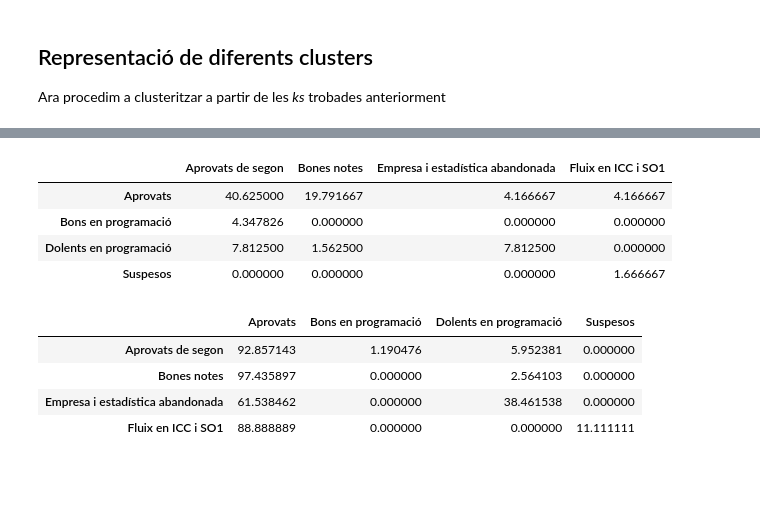
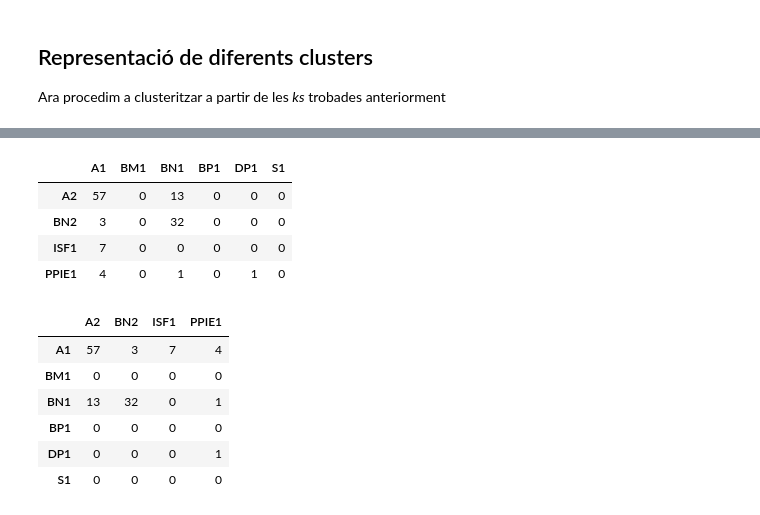
Before and after one commit to pid-ub/pid-UB, a Jupyter notebook: questions/questions-xavi/Question1-clustering.ipynb, the cells around one changed output, grey strips where cells are left out. Drawn from its saved outputs; the diff is of its cells as text; code cells hidden in the pictures; blank space fills up the shorter version.

```diff
--- a/questions/questions-xavi/Question1-clustering.ipynb
+++ b/questions/questions-xavi/Question1-clustering.ipynb
@@ -345,7 +346,7 @@ def apply_clustering(df, estimator, lbl_clusters):
     describe_qual = tmp.groupby('label').describe()
 
     # deep, muted, pastel, bright, dark, and colorblind
-    colors = seabornpalette_to_bokeh(sbn.color_palette("hls", k))
+    colors = seabornpalette_to_bokeh(sbn.color_palette("pastel", k))
 
     data = np.array(data_qual.values)
     figures = []
@@ -461,10 +474,12 @@ def cross_cluster(src, src_lbl, dest, dest_lbl):
 # %%
-k=4
+k=6
 estimator = KMeans(n_clusters=k, init='k-means++', max_iter=100, n_init=5, random_state=42)
-clusters_primer_info_lbl = ["Aprovats",
-                            "Suspesos",
-                            "Dolents en programació",
-                            "Bons en programació"]
+clusters_primer_info_lbl = ["BP1", # Bons en programació de primer
+                            "BN1", # Bones notes de primer
+                            "S1", # Suspesos de primer
+                            "A1", # Aprovats de primer
+                            "DP1", # Dolents en programció de primer
+                            "BM1"] # "Bons" en matemàtiques de primer
 tmp, colors = apply_clustering(primer_info_qual, estimator, clusters_primer_info_lbl)
 renounce_chart(tmp, colors, df_info, s2_info, clusters_primer_info_lbl)
 clusters_primer_info = [tmp[tmp['label'] == lbl].index for lbl in list(set(tmp['label']))]
@@ -485,25 +503,27 @@ cross_cluster(via_acces_info, via_acces_info_desc, clusters_primer_info, cluster
 # %%
 k=4
-estimator = KMeans(n_clusters=k, init='k-means++', max_iter=100, n_init=5, random_state=30)
+estimator = KMeans(n_clusters=k, init='k-means++', max_iter=100, n_init=5, random_state=42)
 #estimator = MeanShift(bandwidth=10)
-clusters_segon_info_lbl = ["Bones notes",
-                           "Aprovats de segon",
-                           "Empresa i estadística abandonada",
-                           "Fluix en ICC i SO1"]
+clusters_segon_info_lbl = ["BN2", # Bones notes de segon
+                           "ISF1", #ICC i SO1 fluixes
+                           "A2", # Aprovats de segon
+                          "PPIE1"] #problemes amb pie
 tmp, colors = apply_clustering(segon_info_qual, estimator, clusters_segon_info_lbl)
 renounce_chart(tmp, colors, df_info, s3_info, clusters_segon_info_lbl)
 clusters_segon_info = [tmp[tmp['label'] == lbl].index for lbl in list(set(tmp['label']))]
 cross_cluster(clusters_primer_info, clusters_primer_info_lbl, clusters_segon_info, clusters_segon_info_lbl)
 # %% [output]
 [interactive output not drawn]
 [interactive output not drawn]
-|  | Aprovats de segon | Bones notes | Empresa i estadística abandonada | Fluix en ICC i SO1 |
-| Aprovats | 40.625000 | 19.791667 | 4.166667 | 4.166667 |
-| Bons en programació | 4.347826 | 0.000000 | 0.000000 | 0.000000 |
-| Dolents en programació | 7.812500 | 1.562500 | 7.812500 | 0.000000 |
-| Suspesos | 0.000000 | 0.000000 | 0.000000 | 1.666667 |
+|  | A1 | BM1 | BN1 | BP1 | DP1 | S1 |
+| A2 | 57 | 0 | 13 | 0 | 0 | 0 |
+| BN2 | 3 | 0 | 32 | 0 | 0 | 0 |
+| ISF1 | 7 | 0 | 0 | 0 | 0 | 0 |
+| PPIE1 | 4 | 0 | 1 | 0 | 1 | 0 |
-|  | Aprovats | Bons en programació | Dolents en programació | Suspesos |
-| Aprovats de segon | 92.857143 | 1.190476 | 5.952381 | 0.000000 |
-| Bones notes | 97.435897 | 0.000000 | 2.564103 | 0.000000 |
-| Empresa i estadística abandonada | 61.538462 | 0.000000 | 38.461538 | 0.000000 |
-| Fluix en ICC i SO1 | 88.888889 | 0.000000 | 0.000000 | 11.111111 |
+|  | A2 | BN2 | ISF1 | PPIE1 |
+| A1 | 57 | 3 | 7 | 4 |
+| BM1 | 0 | 0 | 0 | 0 |
+| BN1 | 13 | 32 | 0 | 1 |
+| BP1 | 0 | 0 | 0 | 0 |
+| DP1 | 0 | 0 | 0 | 1 |
+| S1 | 0 | 0 | 0 | 0 |
```
Also changed, not shown: parts of 10 cells of this notebook, 3 other files.
